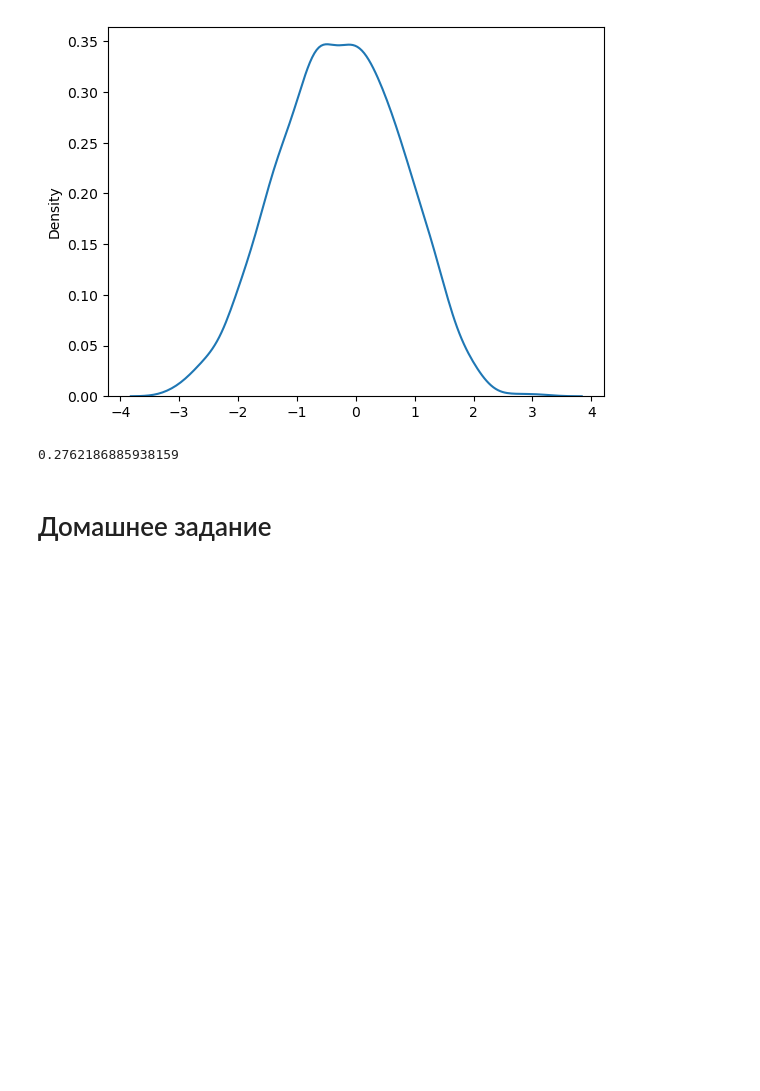
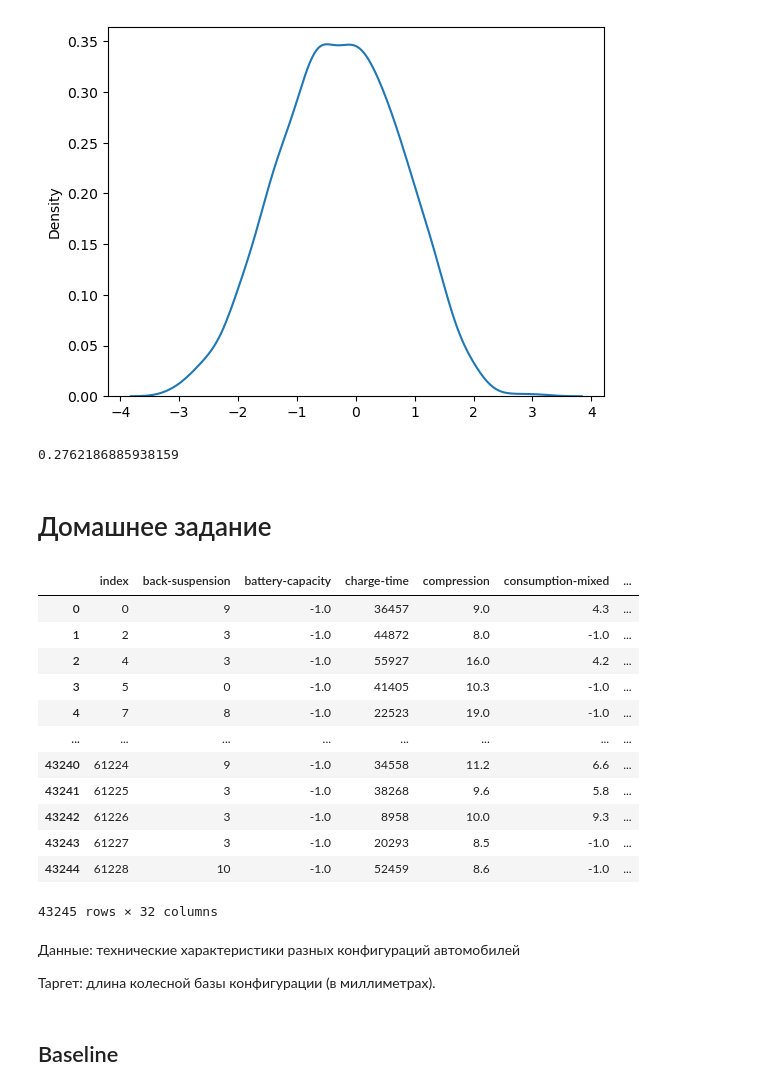
Before and after one commit to potapovkd/ml_lessons, a Jupyter notebook: lesson_2/lesson_2.ipynb, the cells around one changed output. Saved outputs shown, nothing was run; the diff lists cells and outputs as text; code cells hidden in the pictures; blank space fills up the shorter version.

```diff
--- a/lesson_2/lesson_2.ipynb
+++ b/lesson_2/lesson_2.ipynb
@@ -492,3 +492,27 @@ best_lambda
 0.2762186885938159
 # %% [markdown]
 # Домашнее задание
+# %%
+df = pd.read_csv("https://raw.githubusercontent.com/katarina74/ml_lessons/main/lesson_2/data/techparams_train.csv")
+# %%
+df
+# %% [output]
+|  | index | back-suspension | battery-capacity | charge-time | compression | consumption-mixed | ... |
+| 0 | 0 | 9 | -1.0 | 36457 | 9.0 | 4.3 | ... |
+| 1 | 2 | 3 | -1.0 | 44872 | 8.0 | -1.0 | ... |
+| 2 | 4 | 3 | -1.0 | 55927 | 16.0 | 4.2 | ... |
+| 3 | 5 | 0 | -1.0 | 41405 | 10.3 | -1.0 | ... |
+| 4 | 7 | 8 | -1.0 | 22523 | 19.0 | -1.0 | ... |
+| ... | ... | ... | ... | ... | ... | ... | ... |
+| 43240 | 61224 | 9 | -1.0 | 34558 | 11.2 | 6.6 | ... |
+| 43241 | 61225 | 3 | -1.0 | 38268 | 9.6 | 5.8 | ... |
+| 43242 | 61226 | 3 | -1.0 | 8958 | 10.0 | 9.3 | ... |
+| 43243 | 61227 | 3 | -1.0 | 20293 | 8.5 | -1.0 | ... |
+| 43244 | 61228 | 10 | -1.0 | 52459 | 8.6 | -1.0 | ... |
+43245 rows × 32 columns
+# %% [markdown]
+Данные: технические характеристики разных конфигураций автомобилей
+
+Таргет: длина колесной базы конфигурации (в миллиметрах).
+# %% [markdown]
+## Baseline
```
Also changed, not shown: parts of 8 cells of this notebook.
